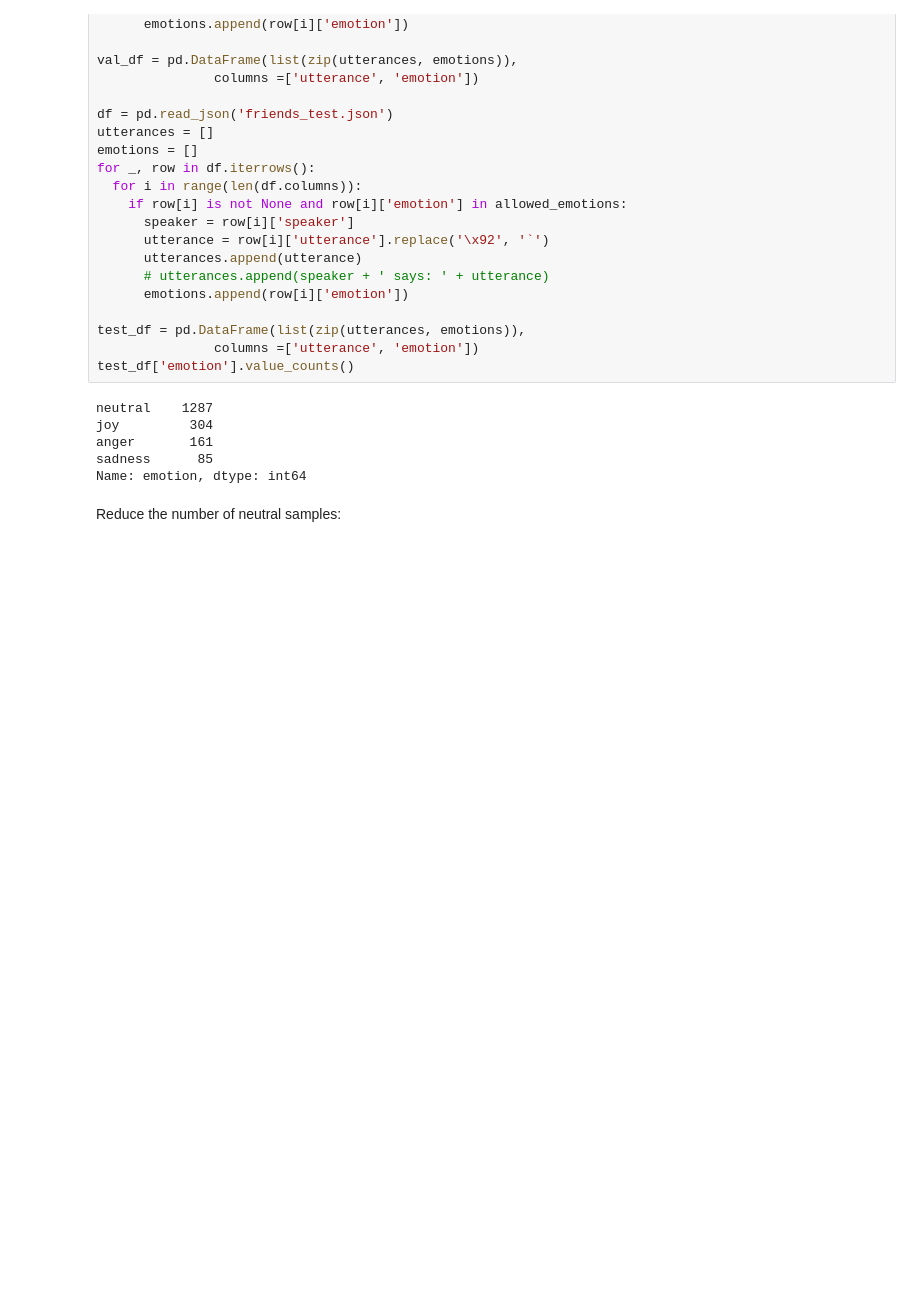
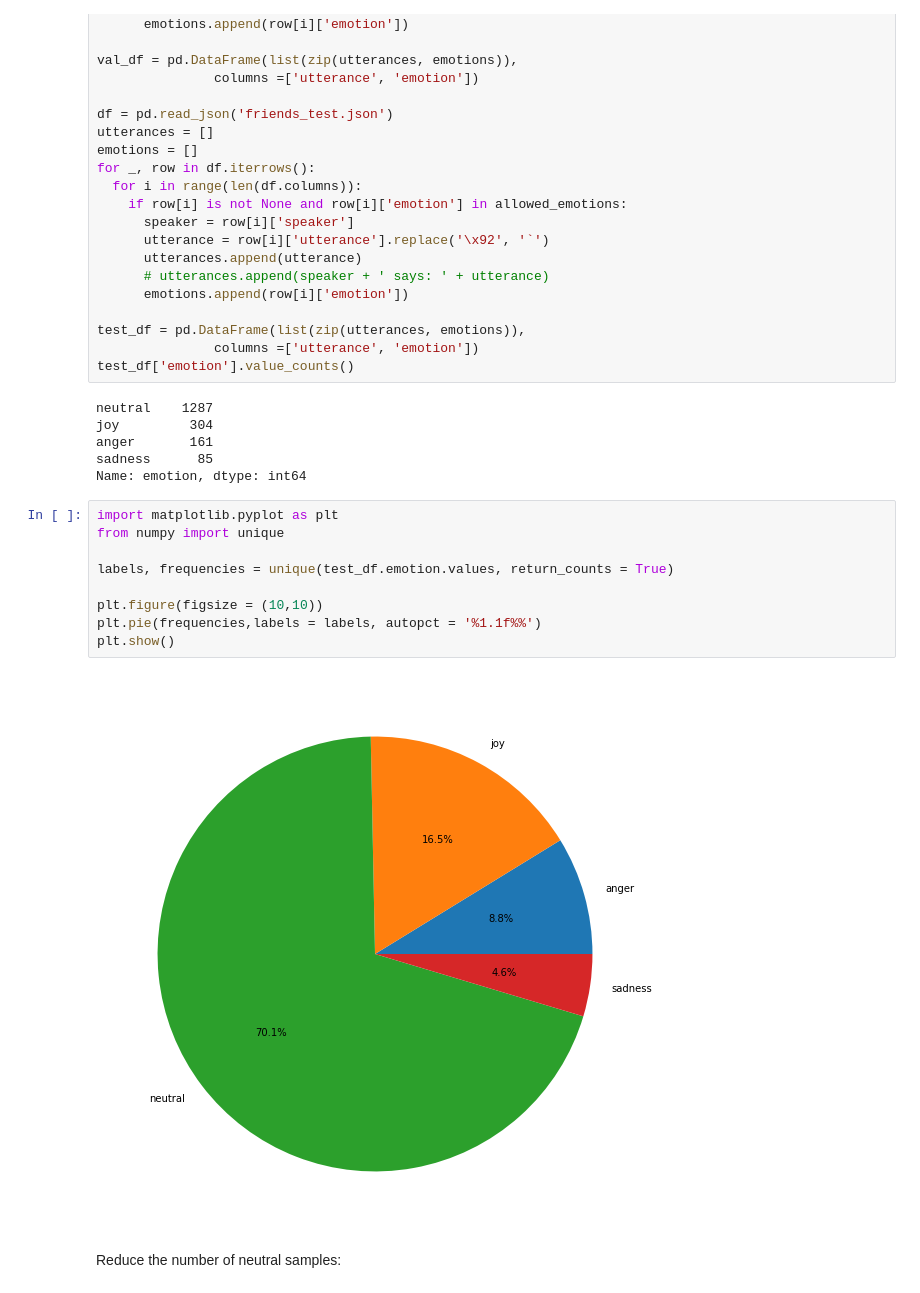
Before and after one commit to dcpatton/NLP, a Jupyter notebook: Friends_Albert.ipynb, the cells around one changed output. Drawn from its saved outputs; the diff is of its cells as text; blank space fills up the shorter version.

Commit message:
Added plot of imbalanced classes

```diff
--- a/Friends_Albert.ipynb
+++ b/Friends_Albert.ipynb
@@ -135,6 +135,17 @@ joy         304
 anger       161
 sadness      85
 Name: emotion, dtype: int64
+# %%
+import matplotlib.pyplot as plt
+from numpy import unique
+
+labels, frequencies = unique(test_df.emotion.values, return_counts = True)
+
+plt.figure(figsize = (10,10))
+plt.pie(frequencies,labels = labels, autopct = '%1.1f%%')
+plt.show()
+# %% [output]
+[figure, added]
 # %% [markdown]
 Reduce the number of neutral samples:
 # %%
```
Also changed, not shown: parts of 1 cell of this notebook.
